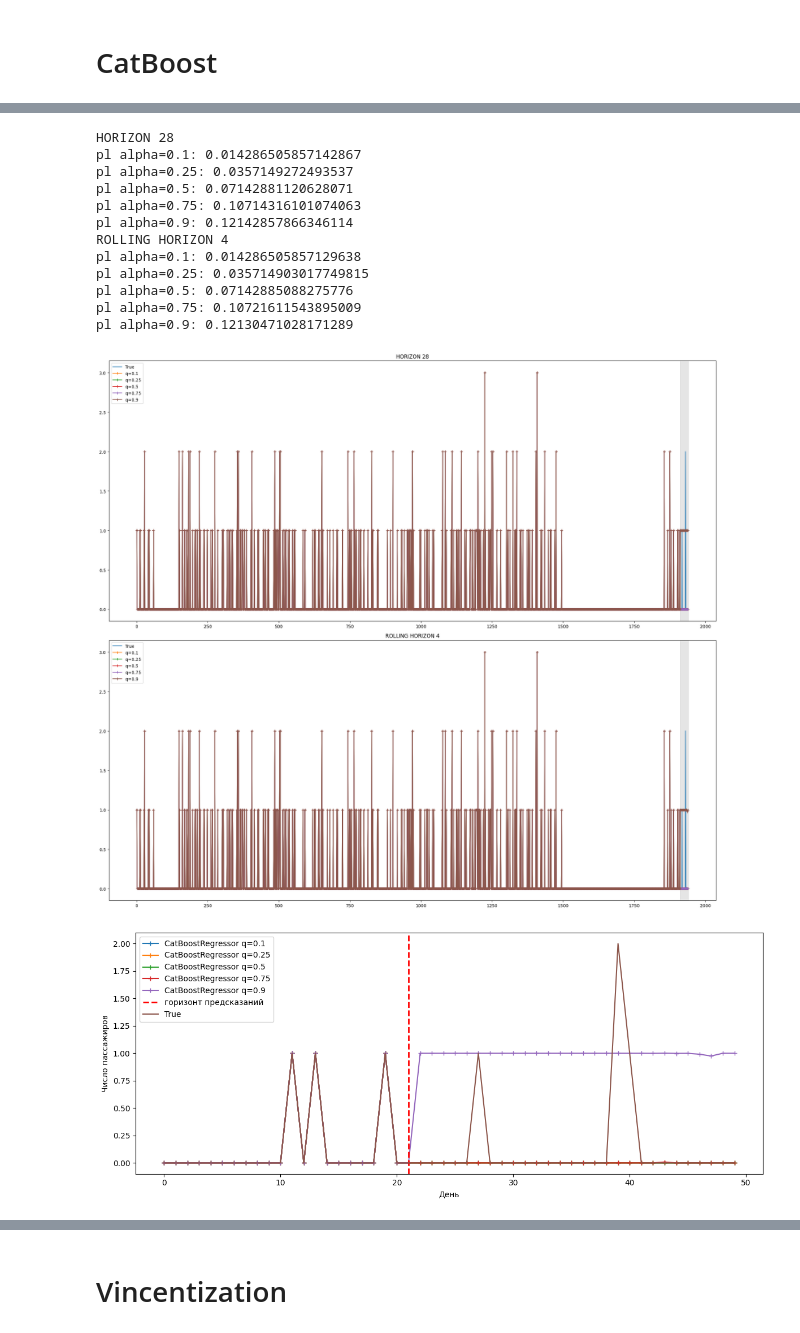
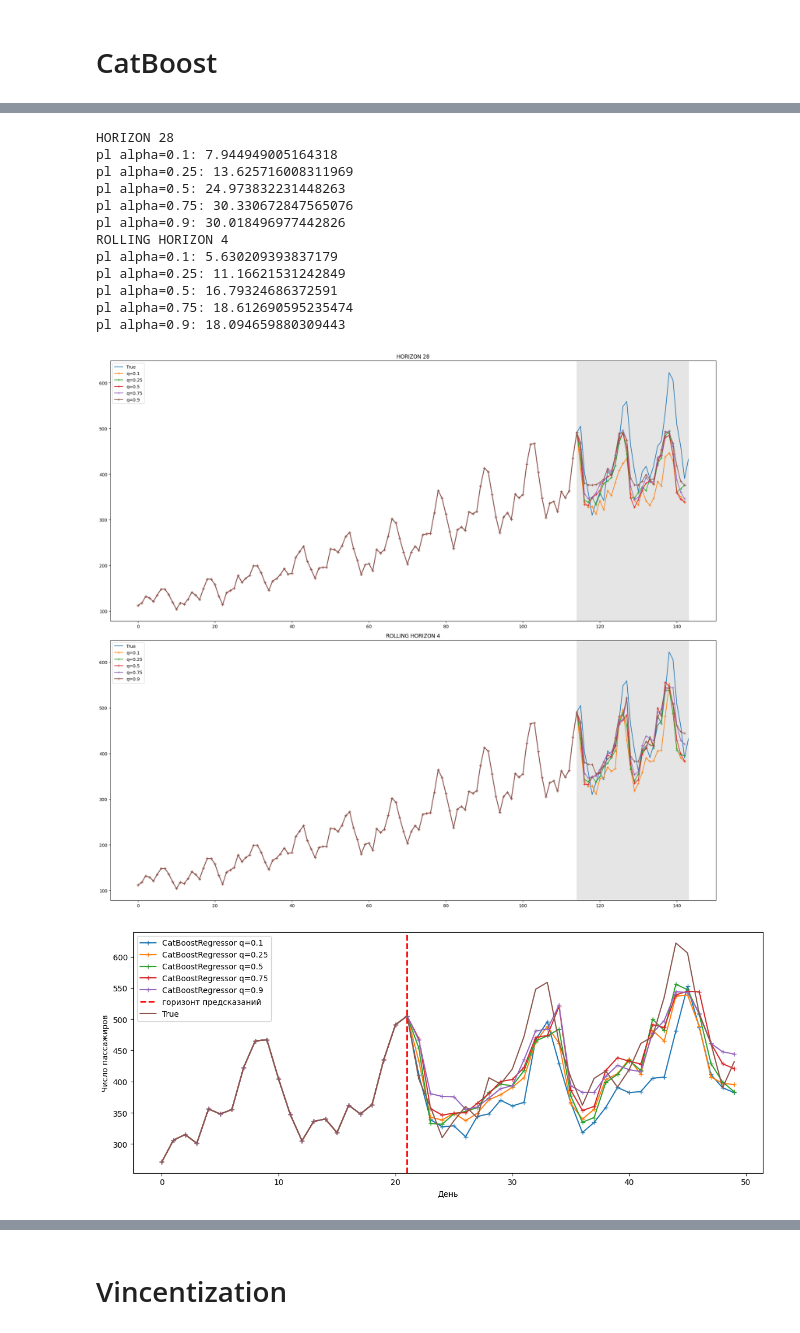
Before and after one commit to senyasenior/Ensembles_of_Quantile_forecasts, a Jupyter notebook: notebooks/nb.ipynb, the cells around one changed output, grey strips where cells are left out. Saved outputs shown, nothing was run; the diff lists cells and outputs as text; code cells hidden in the pictures.

```diff
--- a/notebooks/nb.ipynb
+++ b/notebooks/nb.ipynb
@@ -513,9 +438,7 @@ MAE: 0.2364
 # %% [markdown]
 # CatBoost
 # %%
-# y = passengers_df["Passengers"].values
-M5_ID = "HOUSEHOLD_2_242_CA_1_evaluation"
-y = m5_data[m5_data["id"] == M5_ID].filter(like='d_').values.flatten()
+y = DATA
 lags=[1, 2, 3, 7, 14, 30]
 rolling_windows=[3, 7, 14, 30]
 diff_periods=[1, 2, 3, 7, 14, 30]
@@ -568,9 +491,9 @@ rolling_predictions = {}
 eval_results = {}
 
 param_grid = {
-    'depth': [4, 6, 8, 10],                    # Глубина деревьев
+    'depth': [3, 4, 5, 6],                    # Глубина деревьев
     'l2_leaf_reg': [1, 3, 5, 7, 10],          # L2 регуляризация
-    'learning_rate': [0.01, 0.03, 0.05, 0.1], # Скорость обучения
+    'learning_rate': [0.01, 0.05, 0.1], # Скорость обучения
     'iterations': [500, 1000, 1500],           # Количество итераций
     'random_strength': [0.1, 0.5, 1],         # Случайность при выборе разделений
     'bagging_temperature': [0, 0.5, 1],       # Температура бэггинга
@@ -585,7 +508,7 @@ for alpha in QUANTILES:
         loss_function=f'Quantile:alpha={alpha}',
         iterations=50_000,
         learning_rate=1e-2,
-        depth=2,
+        depth=3,
         l2_leaf_reg=3,
         random_seed=SEED,
         verbose=100,  # Показываем прогресс каждые 100 итераций
@@ -602,16 +525,16 @@ for alpha in QUANTILES:
     predictions[alpha] = model.predict(X_test)
     models[alpha] = model
 
-    HORIZON = 4
-    rolling_pred = [model.predict(X_test[:HORIZON])]
-    for i in tqdm(range(len(y_train) + HORIZON, len(y_target), HORIZON)):
+    horizon=4 if cfg.SERIES_TYPE == 'PASSENGERS' else 7
+    rolling_pred = [model.predict(X_test[:horizon])]
+    for i in tqdm(range(len(y_train) + horizon, len(y_target), horizon)):
         model.fit(
             X[:i], y_target[:i],
             eval_set=(X[i:], y_target[i:]),
             plot=False,  # Можно установить True для визуализации обучения
             verbose_eval=0
         )
-        rolling_pred.append(model.predict(X[i:i+HORIZON]))
+        rolling_pred.append(model.predict(X[i:i+horizon]))
     rolling_predictions[alpha] = np.concatenate(rolling_pred)
 # %% [output]
 Обучаем CatBoost для квантиля 0.1...
@@ -626,7 +546,7 @@ print('HORIZON 28')
 for quantile in QUANTILES:
     print(f'pl alpha={quantile}: {mean_pinball_loss(y_test, predictions[quantile], alpha=quantile)}')
 
-print(f"ROLLING HORIZON {HORIZON}")
+print(f"ROLLING HORIZON {horizon}")
 for quantile in QUANTILES:
     print(f'pl alpha={quantile}: {mean_pinball_loss(y[-28:], rolling_predictions[quantile], alpha=quantile)}')
 
@@ -634,43 +554,43 @@ for quantile in QUANTILES:
 fig, ax = plt.subplots(2, 1, figsize=(20, 18))
 ax[0].plot(y, label='True')
 ax[0].set_title('HORIZON 28')
 for quantile in QUANTILES:
     ax[0].plot(np.concatenate((df["target"][:-28], predictions[quantile])), '+-',label=f'q={quantile}')
 ax[0].axvspan(len(y_train) - 1, len(y) - 1, color='#808080', alpha=0.2)
 ax[0].legend()
 
 ax[1].plot(y, label='True')
-ax[1].set_title(f"ROLLING HORIZON {HORIZON}")
+ax[1].set_title(f"ROLLING HORIZON {horizon}")
 for quantile in QUANTILES:
     ax[1].plot(np.concatenate((df["target"][:-28], rolling_predictions[quantile])), '+-',label=f'q={quantile}')
 ax[1].axvspan(len(y_train) - 1, len(y) - 1, color='#808080', alpha=0.2)
 ax[1].legend()
 plt.tight_layout()
 plt.show()
 
 plt.figure(figsize=(12, 5))
 for quantile in QUANTILES:
     plt.plot(np.concatenate((train_data, list(rolling_predictions[quantile])))[-50:], '+-',label=f'CatBoostRegressor q={quantile}')
 plt.axvline(x=21, color='r', linestyle='--', linewidth=2, label='горизонт предсказаний')
 plt.plot(y[-50:], label='True')
 plt.xlabel('День')
 plt.ylabel('Число пассажиров')
 
 plt.legend()
 plt.tight_layout()
 plt.show()
 # %% [output]
 HORIZON 28
-pl alpha=0.1: 0.014286505857142867
-pl alpha=0.25: 0.0357149272493537
-pl alpha=0.5: 0.07142881120628071
-pl alpha=0.75: 0.10714316101074063
-pl alpha=0.9: 0.12142857866346114
+pl alpha=0.1: 7.944949005164318
+pl alpha=0.25: 13.625716008311969
+pl alpha=0.5: 24.973832231448263
+pl alpha=0.75: 30.330672847565076
+pl alpha=0.9: 30.018496977442826
 ROLLING HORIZON 4
-pl alpha=0.1: 0.014286505857129638
-pl alpha=0.25: 0.035714903017749815
-pl alpha=0.5: 0.07142885088275776
-pl alpha=0.75: 0.10721611543895009
-pl alpha=0.9: 0.12130471028171289
+pl alpha=0.1: 5.630209393837179
+pl alpha=0.25: 11.16621531242849
+pl alpha=0.5: 16.79324686372591
+pl alpha=0.75: 18.612690595235474
+pl alpha=0.9: 18.094659880309443
-[figure, old version]
+[figure, new version]
-[figure, old version]
+[figure, new version]
```
Also changed, not shown: parts of 18 cells of this notebook, 4 other files.
